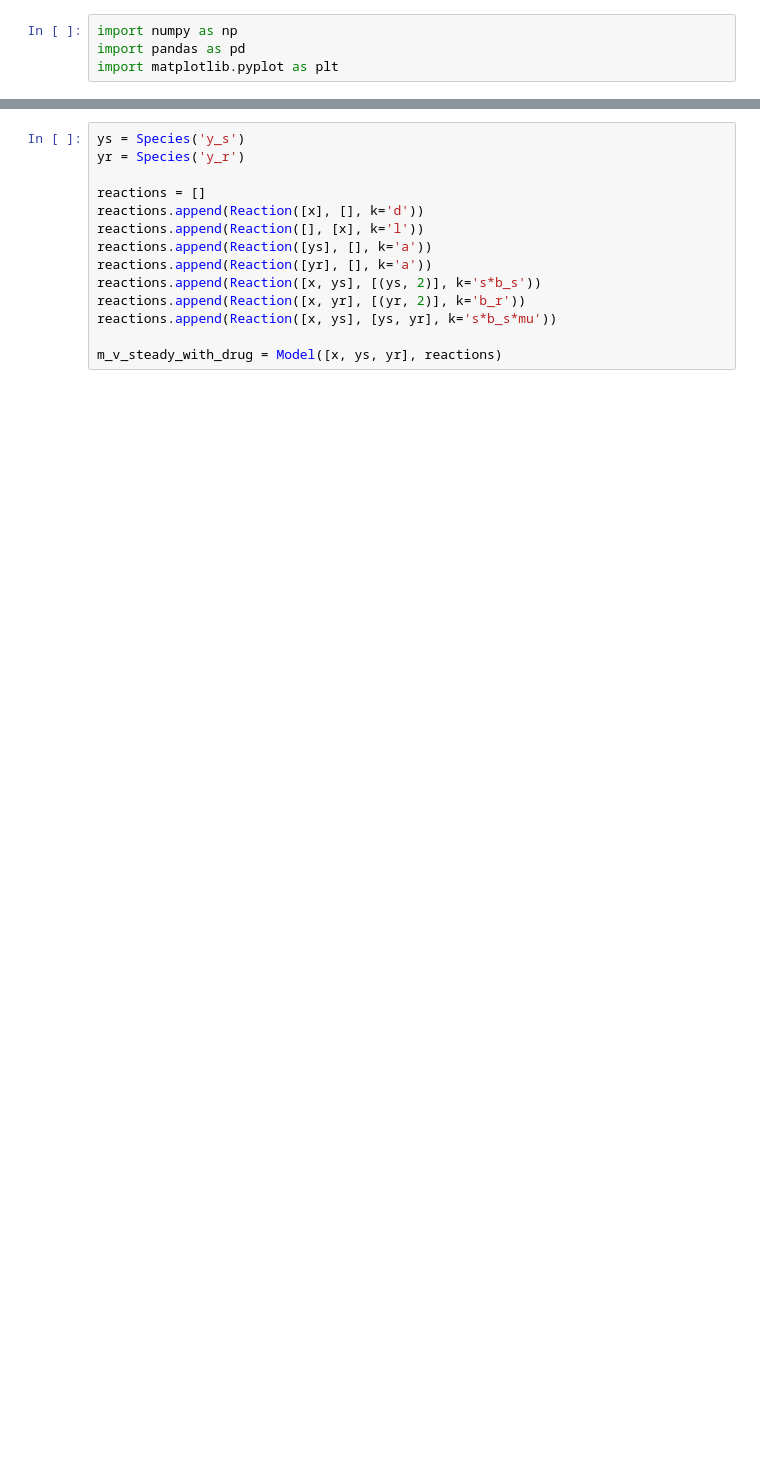
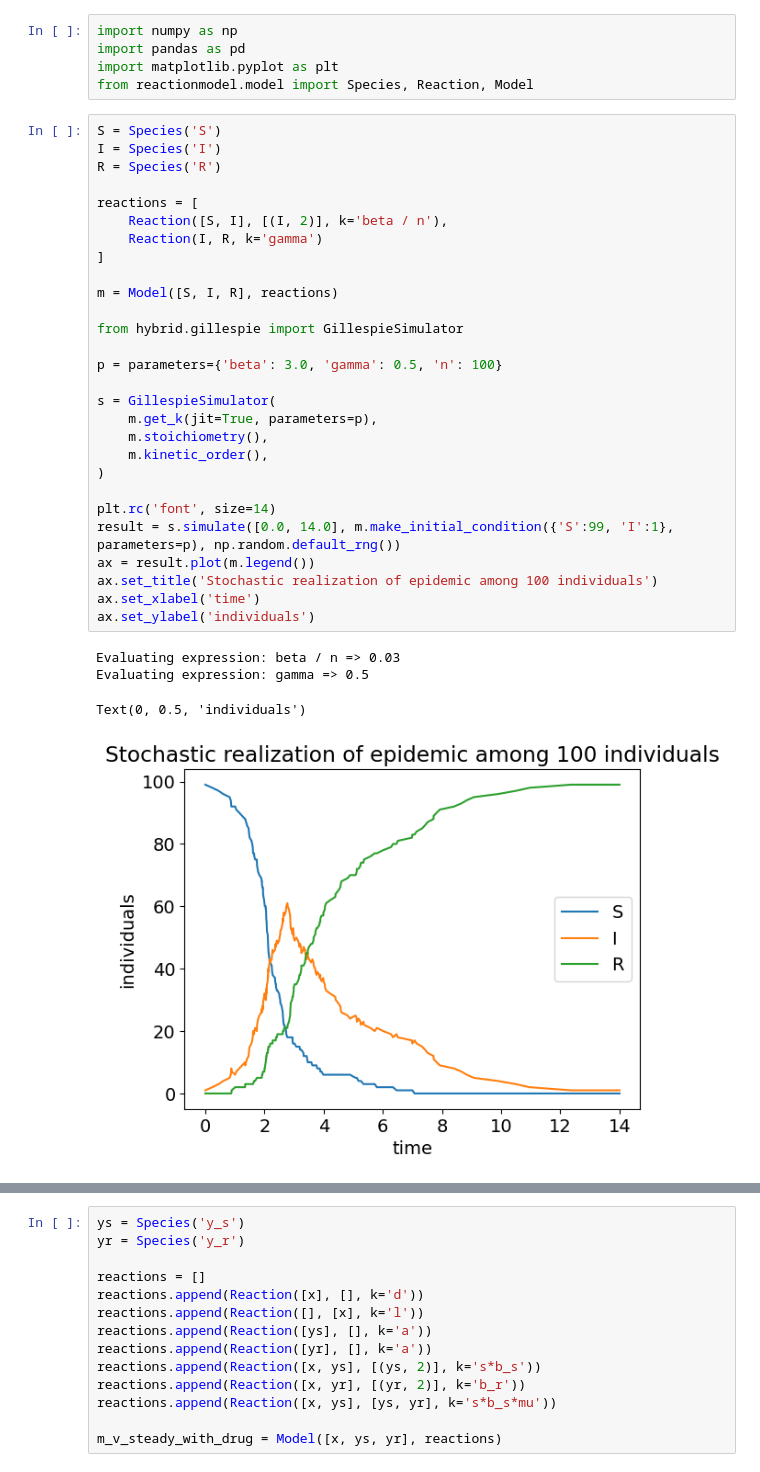
Before and after one commit to tanderson11/hybrid, a Jupyter notebook: virusdynamics.ipynb, the cells around one changed output, grey strips where cells are left out. Cells and saved outputs as stored; diff of their text form; blank space fills up the shorter version.

```diff
--- a/virusdynamics.ipynb
+++ b/virusdynamics.ipynb
@@ -2,3 +2,37 @@
 import numpy as np
 import pandas as pd
 import matplotlib.pyplot as plt
+from reactionmodel.model import Species, Reaction, Model
+# %%
+S = Species('S')
+I = Species('I')
+R = Species('R')
+
+reactions = [
+    Reaction([S, I], [(I, 2)], k='beta / n'),
+    Reaction(I, R, k='gamma')
+]
+
+m = Model([S, I, R], reactions)
+
+from hybrid.gillespie import GillespieSimulator
+
+p = parameters={'beta': 3.0, 'gamma': 0.5, 'n': 100}
+
+s = GillespieSimulator(
+    m.get_k(jit=True, parameters=p),
+    m.stoichiometry(),
+    m.kinetic_order(),
+)
+
+plt.rc('font', size=14)
+result = s.simulate([0.0, 14.0], m.make_initial_condition({'S':99, 'I':1}, parameters=p), np.random.default_rng())
+ax = result.plot(m.legend())
+ax.set_title('Stochastic realization of epidemic among 100 individuals')
+ax.set_xlabel('time')
+ax.set_ylabel('individuals')
+# %% [output]
+Evaluating expression: beta / n => 0.03
+Evaluating expression: gamma => 0.5
+Text(0, 0.5, 'individuals')
+[figure, added]
```
Also changed, not shown: parts of 72 cells of this notebook, 8 other files.
